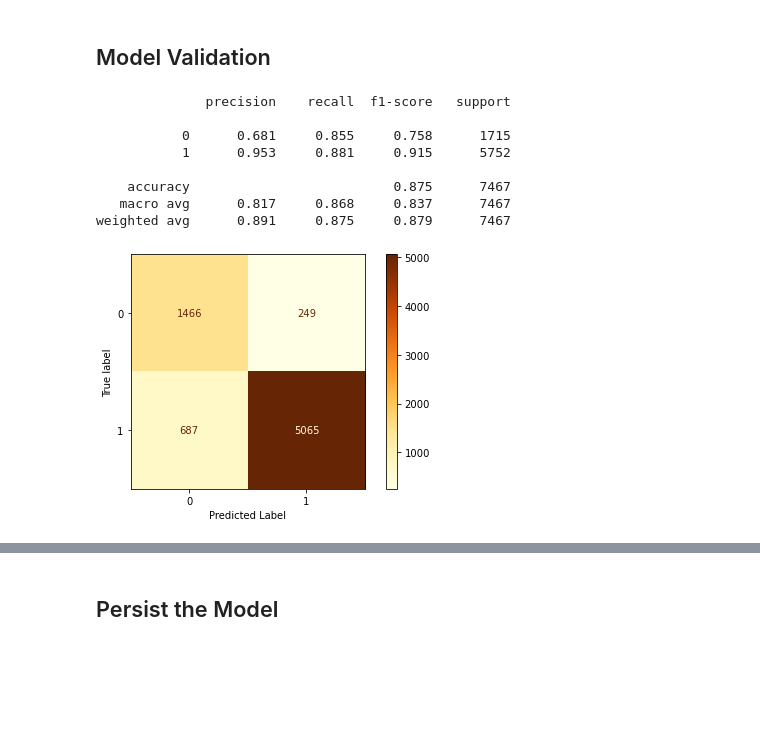
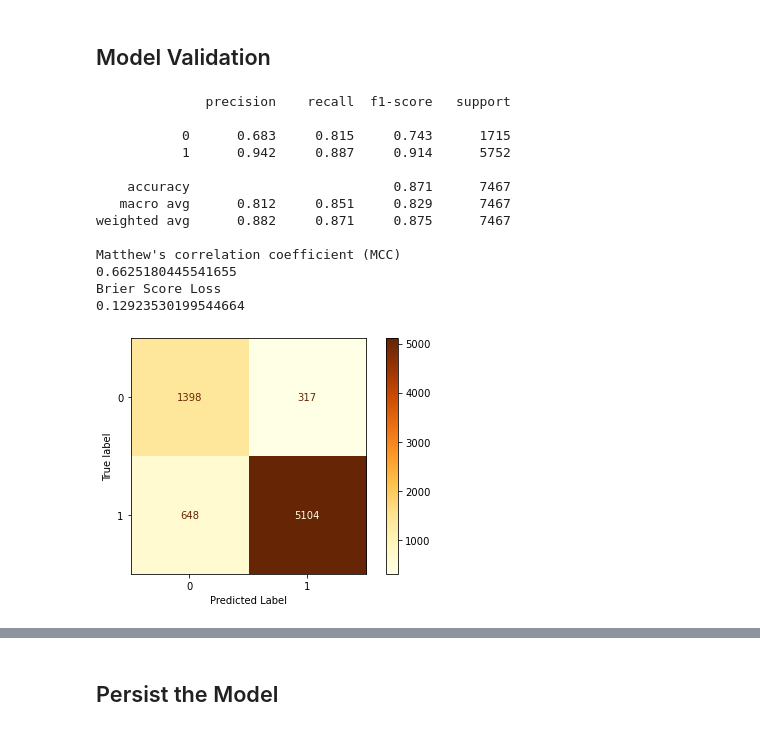
Before and after one commit to broepke/Classification, a Jupyter notebook: classification.ipynb, the cells around one changed output, grey strips where cells are left out. Saved outputs shown, nothing was run; the diff lists cells and outputs as text; code cells hidden in the pictures; blank space fills up the shorter version.

Commit message:
Added MCC and Brier's

```diff
--- a/classification.ipynb
+++ b/classification.ipynb
@@ -294,16 +300,21 @@ def fit_and_print(pipeline, name):
 # %%
 clf = LogisticRegression(random_state=42,
                          class_weight='balanced',
                          max_iter=500)
 pipeline = create_pipe(clf)
-fit_and_print(pipeline, 'Logistic Regression')
+fit_and_print(pipeline, 'LogReg')
 # %% [output]
               precision    recall  f1-score   support
 
-           0      0.681     0.855     0.758      1715
-           1      0.953     0.881     0.915      5752
+           0      0.683     0.815     0.743      1715
+           1      0.942     0.887     0.914      5752
 
-    accuracy                          0.875      7467
-   macro avg      0.817     0.868     0.837      7467
-weighted avg      0.891     0.875     0.879      7467
+    accuracy                          0.871      7467
+   macro avg      0.812     0.851     0.829      7467
+weighted avg      0.882     0.871     0.875      7467
+
+Matthew's correlation coefficient (MCC)
+0.6625180445541655
+Brier Score Loss
+0.12923530199544664
-[figure, old version]
+[figure, new version]
```
Also changed, not shown: parts of 11 cells of this notebook, 4 other files.
